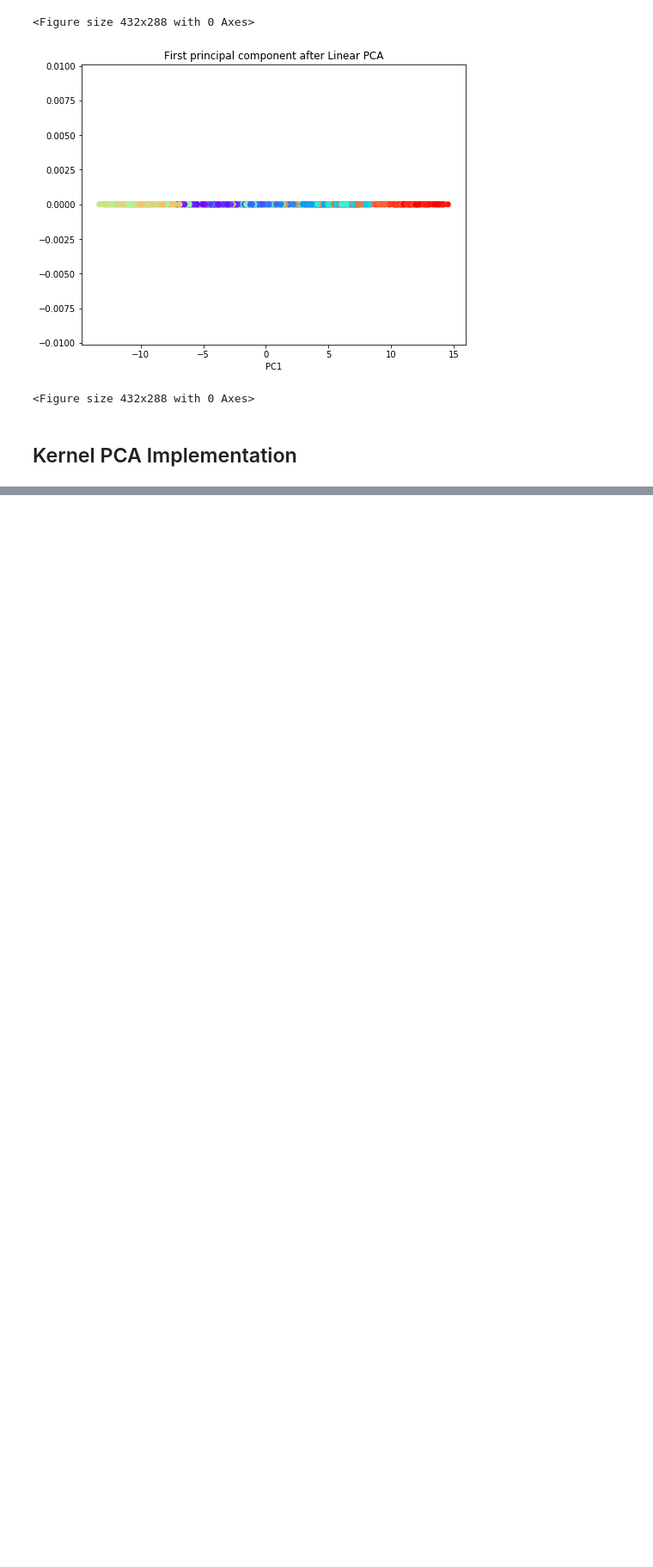
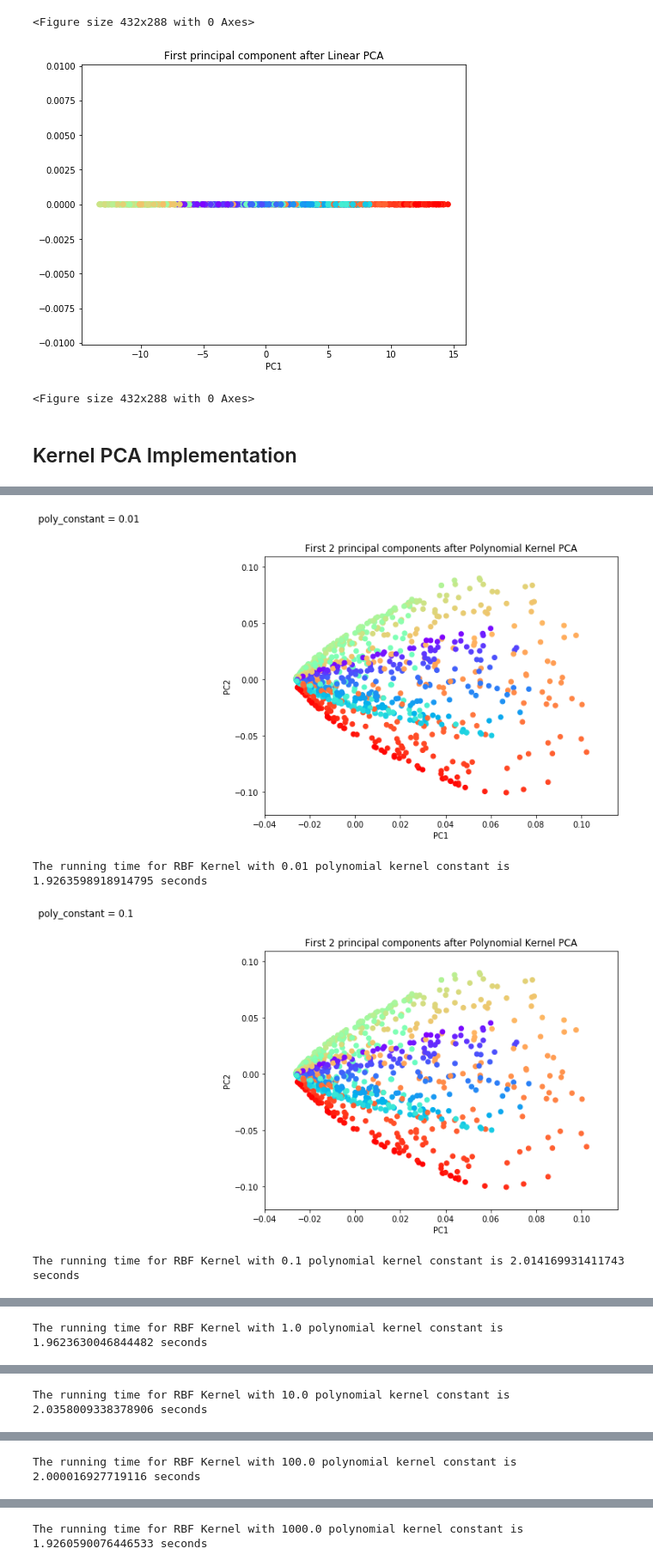
Before and after one commit to rohilrg/Kernel-Methods--Advanced-Machine-Learning, a Jupyter notebook: Kernel_PCA_implementation.ipynb, the cells around one changed output, grey strips where cells are left out. Shown at 86% size. Drawn from its saved outputs; the diff is of its cells as text; code cells hidden in the pictures; blank space fills up the shorter version.

```diff
--- a/Kernel_PCA_implementation.ipynb
+++ b/Kernel_PCA_implementation.ipynb
@@ -27,0 +86,17 @@ X_pc = kernel_pca(X, n_components=2,type_of_kernel='rbf',gamma=0.1)
+# %%
+for poly_const in np.array([0.01,0.1,1,10,100,1000,10000,100000]):
+    start_time = time.time()
+    X_pc = kernel_pca(X, n_components=2,type_of_kernel='poly',poly_constant=poly_const)
+    plt.figure(figsize=(8, 6))
+    plt.scatter(X_pc[:, 0], X_pc[:, 1], c=color, cmap=plt.cm.rainbow)
+    plt.title('First 2 principal components after Polynomial Kernel PCA')
+    plt.text(-0.14, 0.14, 'poly_constant = {}'.format(poly_const), fontsize=12)
+    plt.xlabel('PC1')
+    plt.ylabel('PC2')
+    plt.show()
+    print("The running time for RBF Kernel with",poly_const,'polynomial kernel constant is %s'%(time.time()-start_time),'seconds')
+# %% [output]
+[figure, added]
+The running time for RBF Kernel with 0.01 polynomial kernel constant is 1.9263598918914795 seconds
+[figure, added]
+The running time for RBF Kernel with 0.1 polynomial kernel constant is 2.014169931411743 seconds
@@ -27,0 +104 @@ X_pc = kernel_pca(X, n_components=2,type_of_kernel='rbf',gamma=0.1)
+The running time for RBF Kernel with 1.0 polynomial kernel constant is 1.9623630046844482 seconds
@@ -27,0 +106 @@ X_pc = kernel_pca(X, n_components=2,type_of_kernel='rbf',gamma=0.1)
+The running time for RBF Kernel with 10.0 polynomial kernel constant is 2.0358009338378906 seconds
@@ -27,0 +108 @@ X_pc = kernel_pca(X, n_components=2,type_of_kernel='rbf',gamma=0.1)
+The running time for RBF Kernel with 100.0 polynomial kernel constant is 2.000016927719116 seconds
@@ -27,0 +110 @@ X_pc = kernel_pca(X, n_components=2,type_of_kernel='rbf',gamma=0.1)
+The running time for RBF Kernel with 1000.0 polynomial kernel constant is 1.9260590076446533 seconds
```
Also changed, not shown: parts of 8 cells of this notebook.
